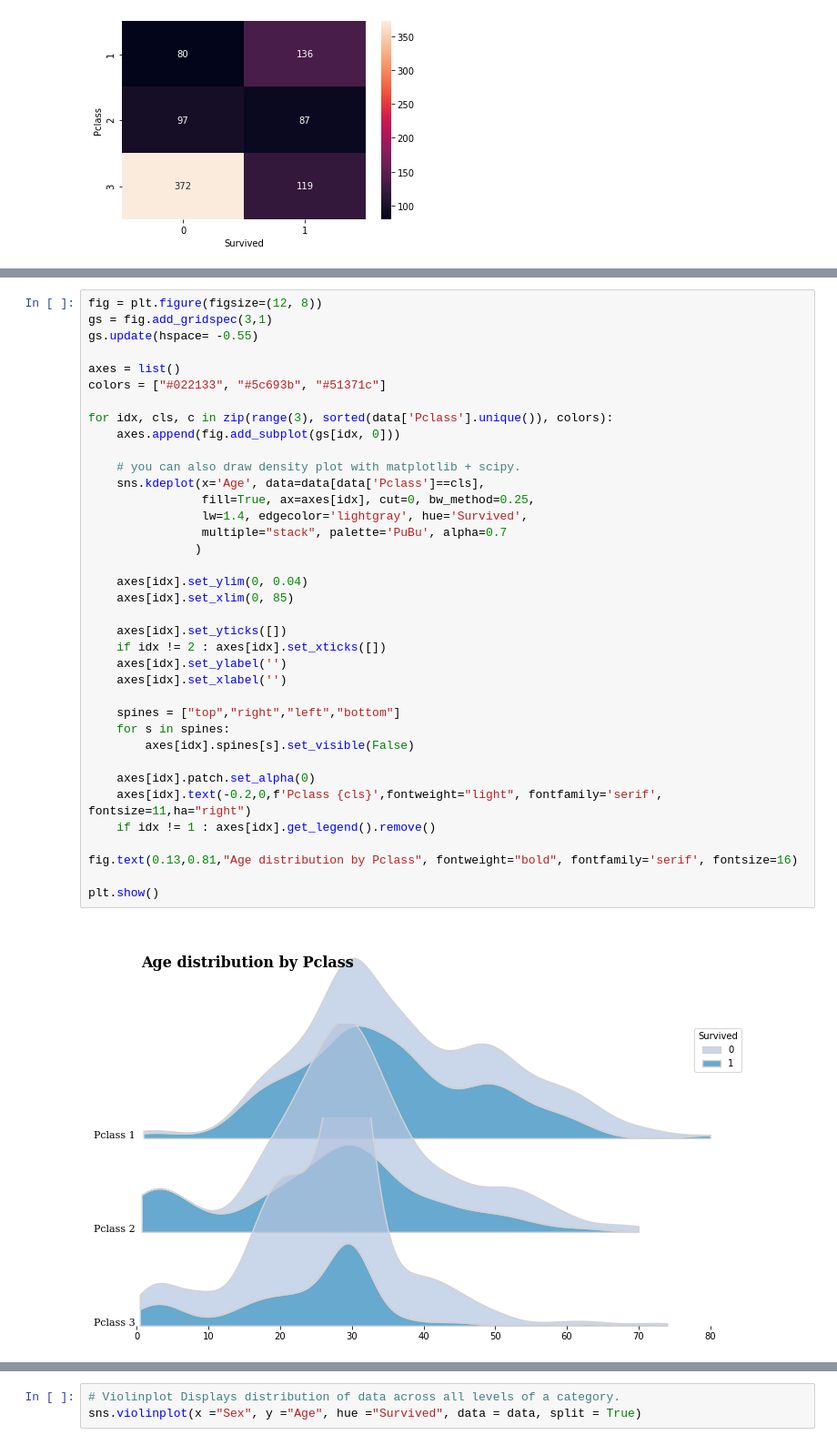
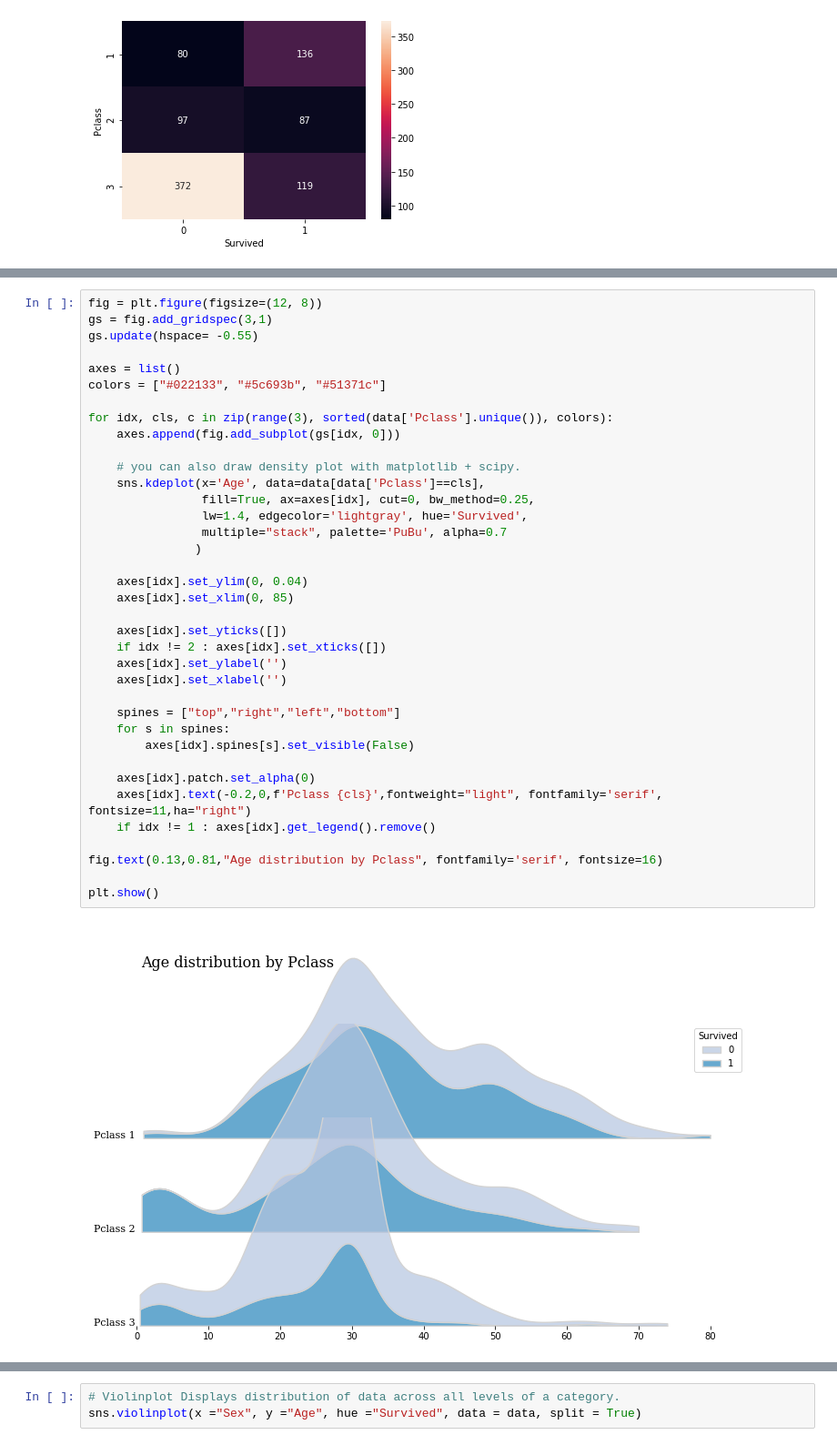
Before and after one commit to anushkaguptaaa/pytanic, a Jupyter notebook: Data Visualization with Titanic.ipynb, the cells around one changed output, grey strips where cells are left out. Shown at 91% size. Drawn from its saved outputs; the diff is of its cells as text.

Commit message:
Work on Data Visualization

```diff
--- a/Data Visualization with Titanic.ipynb
+++ b/Data Visualization with Titanic.ipynb
@@ -255,33 +274,33 @@ colors = ["#022133", "#5c693b", "#51371c"]
 
 for idx, cls, c in zip(range(3), sorted(data['Pclass'].unique()), colors):
     axes.append(fig.add_subplot(gs[idx, 0]))
 
     # you can also draw density plot with matplotlib + scipy.
     sns.kdeplot(x='Age', data=data[data['Pclass']==cls],
                 fill=True, ax=axes[idx], cut=0, bw_method=0.25,
                 lw=1.4, edgecolor='lightgray', hue='Survived',
                 multiple="stack", palette='PuBu', alpha=0.7
                )
 
     axes[idx].set_ylim(0, 0.04)
     axes[idx].set_xlim(0, 85)
 
     axes[idx].set_yticks([])
     if idx != 2 : axes[idx].set_xticks([])
     axes[idx].set_ylabel('')
     axes[idx].set_xlabel('')
 
     spines = ["top","right","left","bottom"]
     for s in spines:
         axes[idx].spines[s].set_visible(False)
 
     axes[idx].patch.set_alpha(0)
     axes[idx].text(-0.2,0,f'Pclass {cls}',fontweight="light", fontfamily='serif', fontsize=11,ha="right")
     if idx != 1 : axes[idx].get_legend().remove()
 
-fig.text(0.13,0.81,"Age distribution by Pclass", fontweight="bold", fontfamily='serif', fontsize=16)
+fig.text(0.13,0.81,"Age distribution by Pclass", fontfamily='serif', fontsize=16)
 
 plt.show()
 # %% [output]
-[figure, old version]
+[figure, new version]
 # %% [markdown]
```
Also changed, not shown: parts of 10 cells of this notebook.
